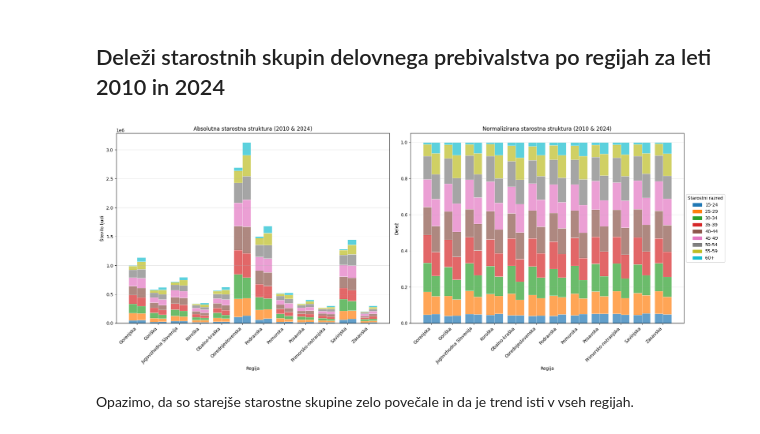
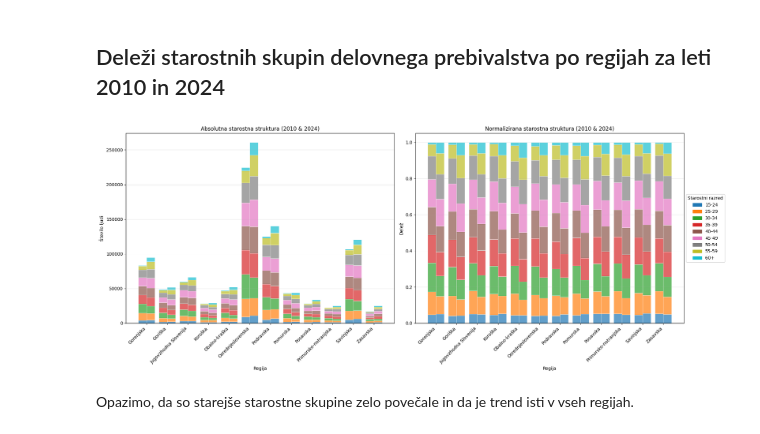
Before and after one commit to nirinja/PR259, a Jupyter notebook: koda/koda.ipynb, the cells around one changed output. Cells and saved outputs as stored; diff of their text form; code cells hidden in the pictures.

```diff
--- a/koda/koda.ipynb
+++ b/koda/koda.ipynb
@@ -34,0 +16,9 @@ Multilingual PX file
+# %%
+# Branje CSV datotek
+data_delo = pd.read_csv('../podatki/delo.csv', sep=';', encoding='utf-8')
+data_bdp = pd.read_csv('../podatki/bdp.csv', sep=';', encoding='utf-8')
+data_preb = pd.read_csv('../podatki/prebivalstvo.csv', sep=';', encoding='utf-8')
+
+print(data_delo.columns.tolist())
+print(data_bdp.columns.tolist())
+print(data_preb.columns.tolist())
@@ -35,3 +29,17 @@ Multilingual PX file
+# %%
+# Obdelava podatkov o delovno aktivnih
+data_delo['YEAR'] = data_delo['MESEC'].str[:4].astype(int)
+data_delo['DATA'] = pd.to_numeric(data_delo['DATA'], errors='coerce')
+data_delo = data_delo[data_delo['YEAR'] != data_delo['YEAR'].max()]
+data_slovenia = data_delo[data_delo['STATISTIČNA REGIJA'] == 'SLOVENIJA']
+
+# Obdelava podatkov o BDP
+data_bdp['DATA'] = pd.to_numeric(data_bdp['DATA'], errors='coerce')
+data_bdp = data_bdp[data_bdp['LETO'] != data_bdp['LETO'].max()]
+
+# Obdelava podatkov o prebivalstvu
+data_preb['DATA'] = pd.to_numeric(data_preb['DATA'], errors='coerce')
+data_preb = data_preb[data_preb['LETO'] != data_preb['LETO'].max()]
 # %% [markdown]
 Za lažjo primerjavo podatkov smo izbločili zadnje (trenutno) leto iz podatkov.
 # %% [markdown]
@@ -56,7 +77,7 @@ Graf prikazije, da se število aktivnega delavnega prebivalstva veča.
 fig, axs = plt.subplots(1, 2, figsize=(20, 7))
 
 # Črtni graf – vse starostne skupine
-grouped = data_delo.groupby(['YEAR', 'STAROSTNI RAZRED'])['DATA'].sum().unstack()
+grouped = data_delo.groupby(['YEAR', 'STAROSTNI RAZRED'])['DATA'].mean().unstack()
 grouped.index = grouped.index.astype(int)
 grouped = grouped.sort_index()
 
@@ -71,7 +92,7 @@ axs[0].grid(True, color='gray', linestyle='--', linewidth=0.5, alpha=0.4)
 
 # Stolpčni graf – samo skupini 55–59 in 60+
 age_groups = data_delo[data_delo['STAROSTNI RAZRED'].isin(['55-59', '60+'])]
-age_group_yearly_data = age_groups.groupby(['YEAR', 'STAROSTNI RAZRED'])['DATA'].sum().unstack()
+age_group_yearly_data = age_groups.groupby(['YEAR', 'STAROSTNI RAZRED'])['DATA'].mean().unstack()
 
 age_group_yearly_data.plot(kind='bar', stacked=False, ax=axs[1], color=['skyblue', 'green'])
 axs[1].set_xlabel('Leto')
@@ -123,17 +144,12 @@ Najbolj izstopa Osrednjeslovenska regija, kar lahko povežemo s priseljevanjem v
 # %% [markdown]
 ## Deleži starostnih skupin delovnega prebivalstva po regijah za leti 2010 in 2024
 # %%
-import matplotlib.pyplot as plt
-import numpy as np
+data_2010 = data_delo[(data_delo['YEAR'] == 2010) & (data_delo['STATISTIČNA REGIJA'] != 'SLOVENIJA')]
+data_2024 = data_delo[(data_delo['YEAR'] == 2024) & (data_delo['STATISTIČNA REGIJA'] != 'SLOVENIJA')]
 
-# Filtriranje in grupiranje
-data_2010 = data_delo[(data_delo['YEAR'] == '2010') & (data_delo['STATISTIČNA REGIJA'] != 'SLOVENIJA')]
-data_2024 = data_delo[(data_delo['YEAR'] == '2024') & (data_delo['STATISTIČNA REGIJA'] != 'SLOVENIJA')]
+data_2010_grouped = data_2010.groupby(['STATISTIČNA REGIJA', 'STAROSTNI RAZRED'])['DATA'].mean().unstack(fill_value=0)
+data_2024_grouped = data_2024.groupby(['STATISTIČNA REGIJA', 'STAROSTNI RAZRED'])['DATA'].mean().unstack(fill_value=0)
 
-data_2010_grouped = data_2010.groupby(['STATISTIČNA REGIJA', 'STAROSTNI RAZRED'])['DATA'].sum().unstack(fill_value=0)
-data_2024_grouped = data_2024.groupby(['STATISTIČNA REGIJA', 'STAROSTNI RAZRED'])['DATA'].sum().unstack(fill_value=0)
-
-# Normalizacija
 data_2010_normalized = data_2010_grouped.div(data_2010_grouped.sum(axis=1), axis=0)
 data_2024_normalized = data_2024_grouped.div(data_2024_grouped.sum(axis=1), axis=0)
 
@@ -144,7 +160,6 @@ x = np.arange(len(data_2010_grouped))
 
 fig, (ax1, ax2) = plt.subplots(1, 2, figsize=(20, 8), sharey=False)
 
-# Absolutni podatki
 bottom_2010 = np.zeros(len(data_2010_grouped))
 bottom_2024 = np.zeros(len(data_2024_grouped))
 
@@ -161,36 +176,34 @@ ax1.set_xlabel('Regija')
 ax1.set_ylabel('Število ljudi')
 ax1.set_xticks(x)
 ax1.set_xticklabels(data_2010_grouped.index, rotation=45, ha='right')
 ax1.grid(axis='y', linewidth=0.5, alpha=0.5)
 
-# Normalizirani podatki
 bottom_2010_norm = np.zeros(len(data_2010_normalized))
 bottom_2024_norm = np.zeros(len(data_2024_normalized))
 
 for i, age_group in enumerate(age_groups):
     ax2.bar(x - bar_width/2, data_2010_normalized[age_group], width=bar_width,
             bottom=bottom_2010_norm, color=colors(i), alpha=0.7, edgecolor='white', linewidth=0.5)
     ax2.bar(x + bar_width/2, data_2024_normalized[age_group], width=bar_width,
             bottom=bottom_2024_norm, color=colors(i), alpha=0.7, edgecolor='white', linewidth=0.5)
     bottom_2010_norm += data_2010_normalized[age_group]
     bottom_2024_norm += data_2024_normalized[age_group]
 
 ax2.set_title('Normalizirana starostna struktura (2010 & 2024)')
 ax2.set_xlabel('Regija')
 ax2.set_ylabel('Delež')
 ax2.set_xticks(x)
 ax2.set_xticklabels(data_2010_normalized.index, rotation=45, ha='right')
 ax2.grid(axis='y', linewidth=0.5, alpha=0.5)
 
-# Legenda desno od drugega grafa
 legend_handles = [plt.Rectangle((0, 0), 1, 1, color=colors(i)) for i in range(len(age_groups))]
 ax2.legend(legend_handles, age_groups, title='Starostni razred',
            loc='center left', bbox_to_anchor=(1.0, 0.5))
 
 plt.tight_layout()
 plt.show()
 # %% [output]
-[figure, old version]
+[figure, new version]
 # %% [markdown]
 Opazimo, da so starejše starostne skupine zelo povečale in da je trend isti v vseh regijah.
 # %% [markdown]
```
Also changed, not shown: parts of 11 cells of this notebook, 8 other files.
